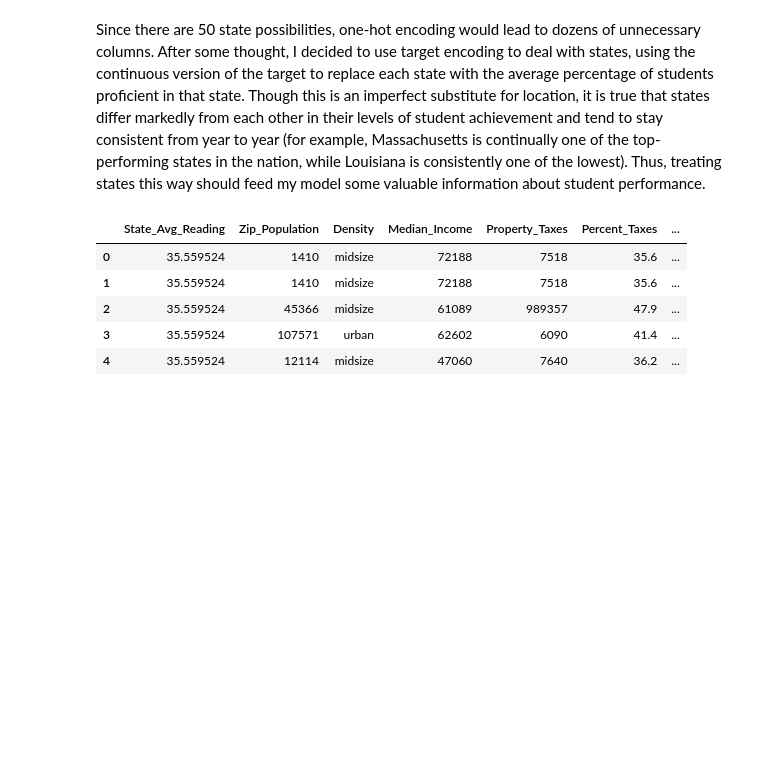
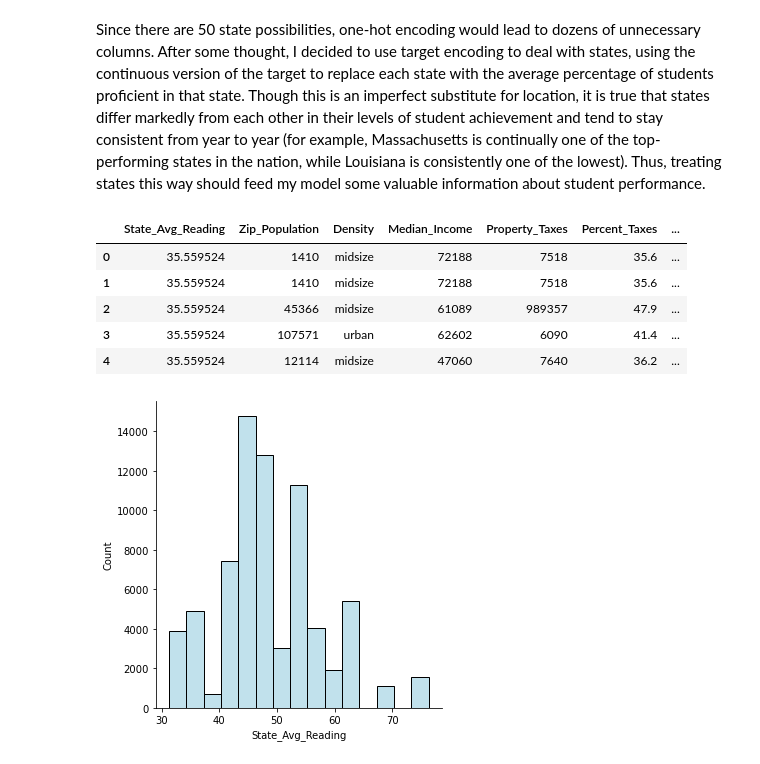
Before and after one commit to alexiskedo/Predicting-School-Performance, a Jupyter notebook: Preprocessing & Modeling.ipynb, the cells around one changed output. Cells and saved outputs as stored; diff of their text form; code cells hidden in the pictures; blank space fills up the shorter version.

```diff
--- a/Preprocessing & Modeling.ipynb
+++ b/Preprocessing & Modeling.ipynb
@@ -181,10 +153,16 @@ X_train.head()
 | 2 | 35.559524 | 45366 | midsize | 61089 | 989357 | 47.9 | ... |
 | 3 | 35.559524 | 107571 | urban | 62602 | 6090 | 41.4 | ... |
 | 4 | 35.559524 | 12114 | midsize | 47060 | 7640 | 36.2 | ... |
+# %%
+#Deal with nulls in training and testing data
+X_train = X_train.fillna(value = {"Level":"Other"})
+X_test = X_test.fillna(value = {'Level':'Other'})
 # %%
 #Putting X back together
 X = pd.concat([X_train, X_test], axis=0)
 # %%
-sn.displot(X, x='State_Avg_Reading', binwidth=3, color="greenyellow")
+sn.displot(X, x='State_Avg_Reading', binwidth=3, color="lightblue")
 pl.savefig("State Averages")
+# %% [output]
+[figure, added]
 # %%
```
Also changed, not shown: parts of 10 cells of this notebook.
